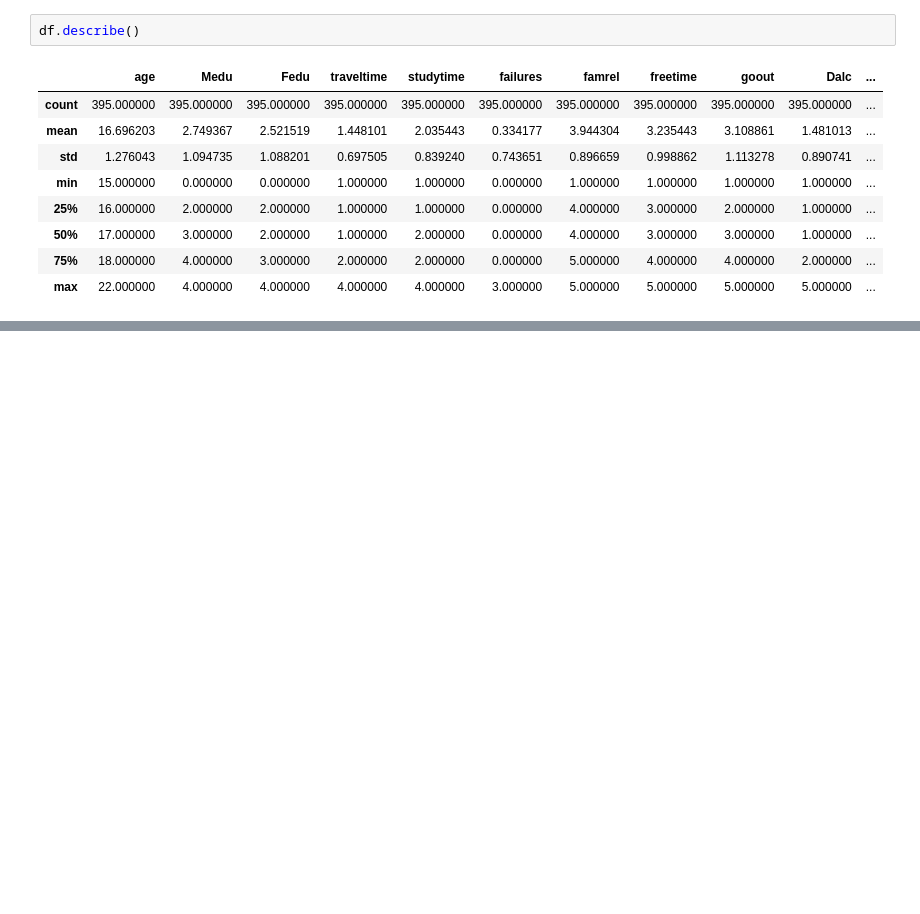
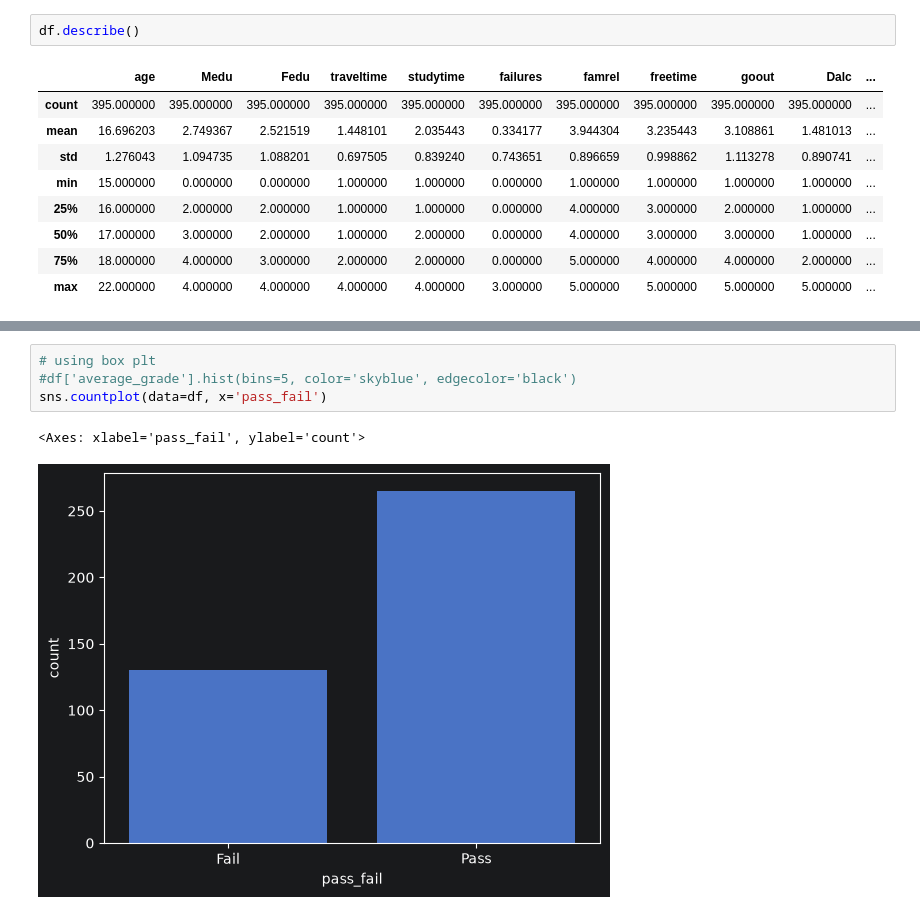
Before and after one commit to mukitanalyticsUT/StudentPerformanceDA, a Jupyter notebook: app.ipynb, the cells around one changed output, grey strips where cells are left out. Cells and saved outputs as stored; diff of their text form; blank space fills up the shorter version.

Commit message:
countplot

```diff
--- a/app.ipynb
+++ b/app.ipynb
@@ -124,0 +193,7 @@ df.describe()
+# %%
+# using box plt
+#df['average_grade'].hist(bins=5, color='skyblue', edgecolor='black')
+sns.countplot(data=df, x='pass_fail')
+# %% [output]
+<Axes: xlabel='pass_fail', ylabel='count'>
+[figure, added]
```
Also changed, not shown: parts of 21 cells of this notebook, 1 other file.
